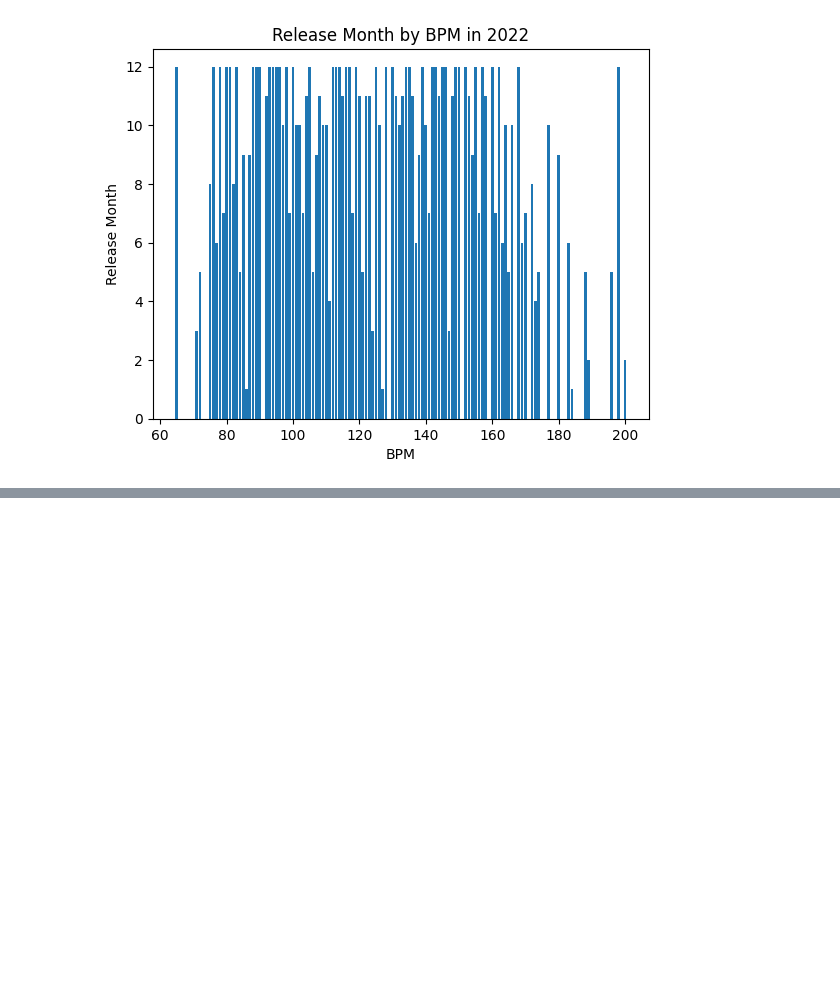
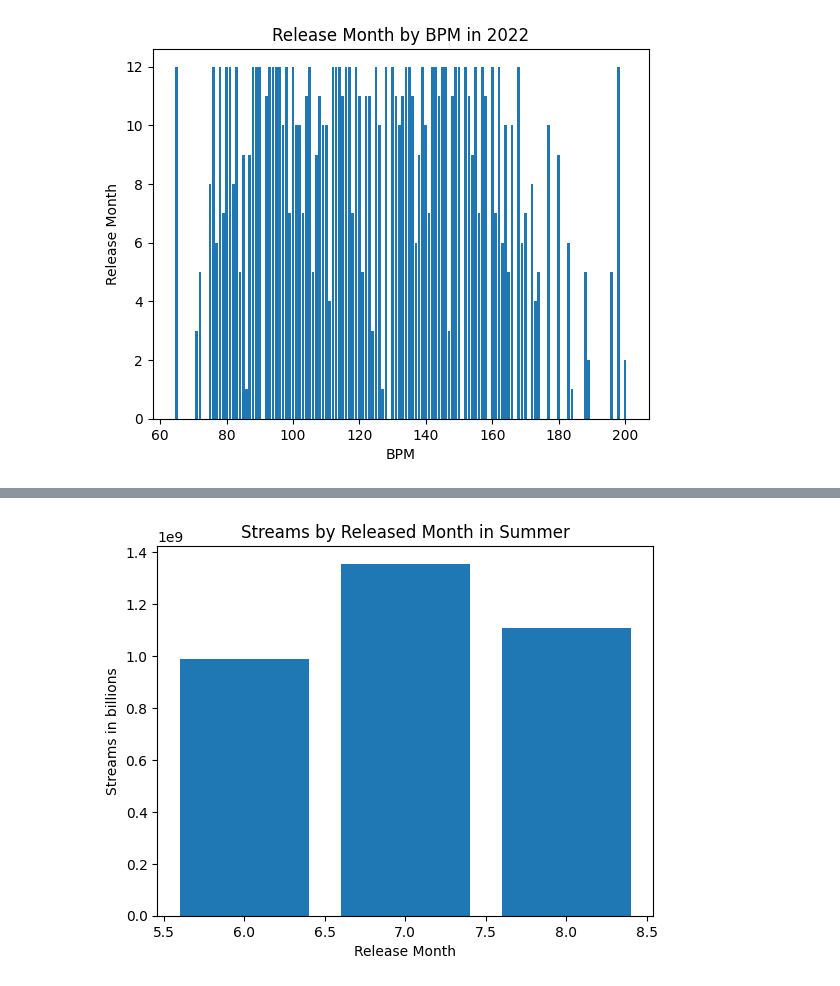
Before and after one commit to jb-seba/Spotify_TCS, a Jupyter notebook: TCS_Music_Project.ipynb, the cells around one changed output, grey strips where cells are left out. Cells and saved outputs as stored; diff of their text form; code cells hidden in the pictures; blank space fills up the shorter version.

```diff
--- a/TCS_Music_Project.ipynb
+++ b/TCS_Music_Project.ipynb
@@ -300,0 +325,10 @@ plt.show()
+# %%
+# subsetting for seasons
+summer_df = single_year_df[single_year_df['released_month'].isin([6, 7, 8])]
+summer_df.head(10)
+fall_df = single_year_df[single_year_df['released_month'].isin([9, 10, 11])]
+fall_df.head(10)
+winter_df = single_year_df[single_year_df['released_month'].isin([12, 1, 2])]
+winter_df.head(10)
+spring_df = single_year_df[single_year_df['released_month'].isin([3, 4, 5])]
+spring_df.head(10)
@@ -300,0 +348,9 @@ plt.show()
+# %%
+# visualizations
+plt.bar(summer_df['released_month'], summer_df['streams'])
+plt.xlabel('Release Month')
+plt.ylabel('Streams in billions')
+plt.title('Streams by Released Month in Summer')
+plt.show()
+# %% [output]
+[figure, added]
```
Also changed, not shown: parts of 15 cells of this notebook.
